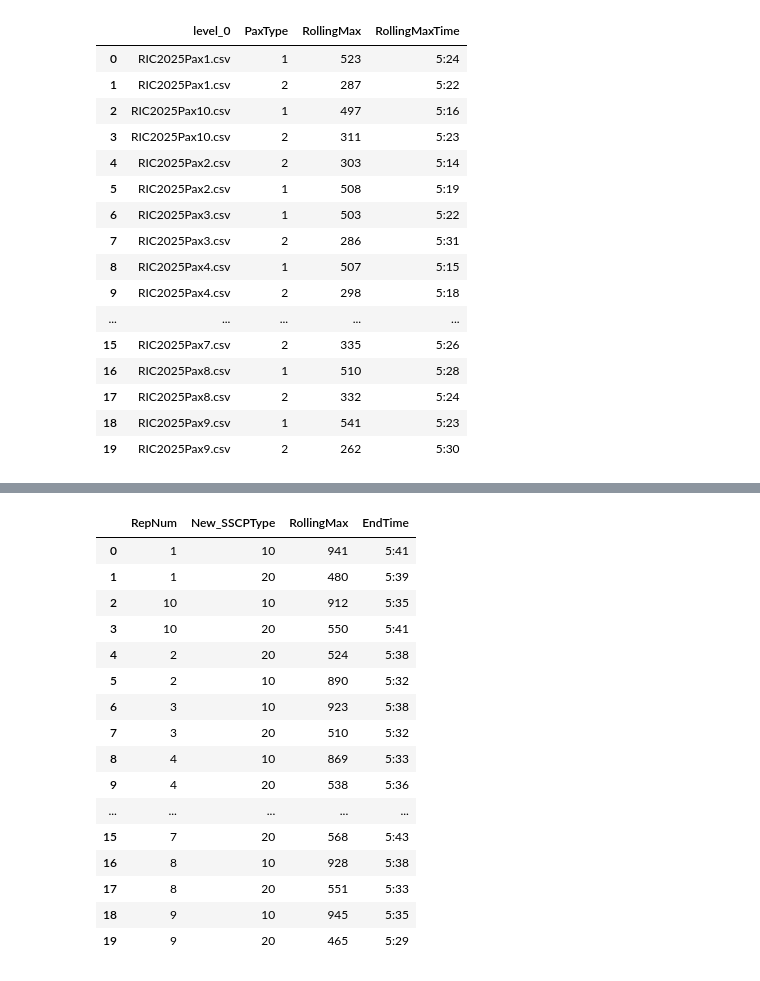
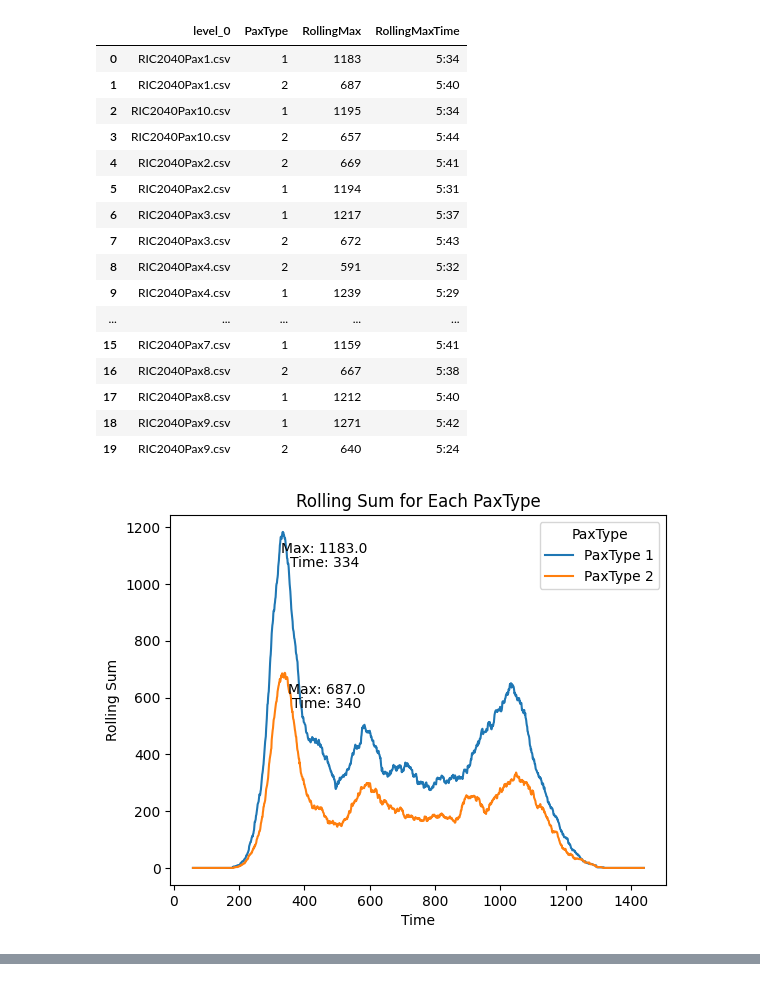
Before and after one commit to vibhavnirmal/IGanalysis, a Jupyter notebook: process.ipynb, the cells around one changed output, grey strips where cells are left out. Cells and saved outputs as stored; diff of their text form; code cells hidden in the pictures.

```diff
--- a/process.ipynb
+++ b/process.ipynb
@@ -108,7 +109,7 @@ def rolling_bin_max_sum_grouped(df, timeColumn, entityColumn, bin_interval=1, wi
 
     return results_df
 # %%
-def getPeaks(folder, window = 60, show_in_hhmm_format=True):
+def getPeaks(folder, window = 60, show_in_hhmm_format=True, plot=False, plotNoGroup=False):
 
     all_data, all_data_grouped = {}, {}
 
@@ -130,9 +131,9 @@ def getPeaks(folder, window = 60, show_in_hhmm_format=True):
             # sort by PaxSSCPTime
             df = df.sort_values(by='PaxSSCPTime')
 
-            result = rolling_bin_max_sum_grouped(df, 'PaxSSCPTime', 'GrpSize', bin_interval=1, window=window, groupBy='PaxSPorPE', show_in_hhmm_format=show_in_hhmm_format, plot=False)
+            result = rolling_bin_max_sum_grouped(df, 'PaxSSCPTime', 'GrpSize', bin_interval=1, window=window, groupBy='PaxSPorPE', show_in_hhmm_format=show_in_hhmm_format, plot=plot)
 
-            result_no_group = rolling_bin_max_sum(df, 'PaxSSCPTime', 'GrpSize', bin_interval=1, window=window, show_in_hhmm_format=show_in_hhmm_format)
+            result_no_group = rolling_bin_max_sum(df, 'PaxSSCPTime', 'GrpSize', bin_interval=1, window=window, show_in_hhmm_format=show_in_hhmm_format, plot=plotNoGroup)
 
             # add to dictionary with filename as key
             all_data[file] = result_no_group
@@ -151,28 +152,29 @@ def getPeaks(folder, window = 60, show_in_hhmm_format=True):
 
     return newDF, newDF_grouped
 # %%
-res, res_grped = getPeaks('C:\\Users\\vnirmal\\Desktop\\RIC\\RIC_9_26_from_inputGen', window=30, show_in_hhmm_format=True)
+res, res_grped = getPeaks(folder='C:\\Users\\vnirmal\\Desktop\\RIC\\InputFiles\\2040', window=60, show_in_hhmm_format=True, plot=True)
 
 res_grped = res_grped.reset_index()
 res_grped.drop(columns=['level_1'], inplace=True)
 # res_grped.drop(columns=['level_1', 'RollingMax'], inplace=True)
 
 res_grped
 # %% [output]
 |  | level_0 | PaxType | RollingMax | RollingMaxTime |
-| 0 | RIC2025Pax1.csv | 1 | 523 | 5:24 |
-| 1 | RIC2025Pax1.csv | 2 | 287 | 5:22 |
-| 2 | RIC2025Pax10.csv | 1 | 497 | 5:16 |
-| 3 | RIC2025Pax10.csv | 2 | 311 | 5:23 |
-| 4 | RIC2025Pax2.csv | 2 | 303 | 5:14 |
-| 5 | RIC2025Pax2.csv | 1 | 508 | 5:19 |
-| 6 | RIC2025Pax3.csv | 1 | 503 | 5:22 |
-| 7 | RIC2025Pax3.csv | 2 | 286 | 5:31 |
-| 8 | RIC2025Pax4.csv | 1 | 507 | 5:15 |
-| 9 | RIC2025Pax4.csv | 2 | 298 | 5:18 |
+| 0 | RIC2040Pax1.csv | 1 | 1183 | 5:34 |
+| 1 | RIC2040Pax1.csv | 2 | 687 | 5:40 |
+| 2 | RIC2040Pax10.csv | 1 | 1195 | 5:34 |
+| 3 | RIC2040Pax10.csv | 2 | 657 | 5:44 |
+| 4 | RIC2040Pax2.csv | 2 | 669 | 5:41 |
+| 5 | RIC2040Pax2.csv | 1 | 1194 | 5:31 |
+| 6 | RIC2040Pax3.csv | 1 | 1217 | 5:37 |
+| 7 | RIC2040Pax3.csv | 2 | 672 | 5:43 |
+| 8 | RIC2040Pax4.csv | 2 | 591 | 5:32 |
+| 9 | RIC2040Pax4.csv | 1 | 1239 | 5:29 |
 | ... | ... | ... | ... | ... |
-| 15 | RIC2025Pax7.csv | 2 | 335 | 5:26 |
-| 16 | RIC2025Pax8.csv | 1 | 510 | 5:28 |
-| 17 | RIC2025Pax8.csv | 2 | 332 | 5:24 |
-| 18 | RIC2025Pax9.csv | 1 | 541 | 5:23 |
-| 19 | RIC2025Pax9.csv | 2 | 262 | 5:30 |
+| 15 | RIC2040Pax7.csv | 1 | 1159 | 5:41 |
+| 16 | RIC2040Pax8.csv | 2 | 667 | 5:38 |
+| 17 | RIC2040Pax8.csv | 1 | 1212 | 5:40 |
+| 18 | RIC2040Pax9.csv | 1 | 1271 | 5:42 |
+| 19 | RIC2040Pax9.csv | 2 | 640 | 5:24 |
+[figure, added]
@@ -193,22 +204,5 @@ res_grped.rename(columns={'RollingMaxTime': 'EndTime'}, inplace=True)
 # rename PaxType to New_SSCPType
 res_grped.rename(columns={'PaxType': 'New_SSCPType'}, inplace=True)
 
-res_grped
+# sort by RepNum and New_SSCPType
+res_grped = res_grped.sort_values(by=['RepNum', 'New_SSCPType']).reset_index(drop=True)
-# %% [output]
-|  | RepNum | New_SSCPType | RollingMax | EndTime |
-| 0 | 1 | 10 | 941 | 5:41 |
-| 1 | 1 | 20 | 480 | 5:39 |
-| 2 | 10 | 10 | 912 | 5:35 |
-| 3 | 10 | 20 | 550 | 5:41 |
-| 4 | 2 | 20 | 524 | 5:38 |
-| 5 | 2 | 10 | 890 | 5:32 |
-| 6 | 3 | 10 | 923 | 5:38 |
-| 7 | 3 | 20 | 510 | 5:32 |
-| 8 | 4 | 10 | 869 | 5:33 |
-| 9 | 4 | 20 | 538 | 5:36 |
-| ... | ... | ... | ... | ... |
-| 15 | 7 | 20 | 568 | 5:43 |
-| 16 | 8 | 10 | 928 | 5:38 |
-| 17 | 8 | 20 | 551 | 5:33 |
-| 18 | 9 | 10 | 945 | 5:35 |
-| 19 | 9 | 20 | 465 | 5:29 |
```
Also changed, not shown: parts of 5 cells of this notebook, 2 other files.
